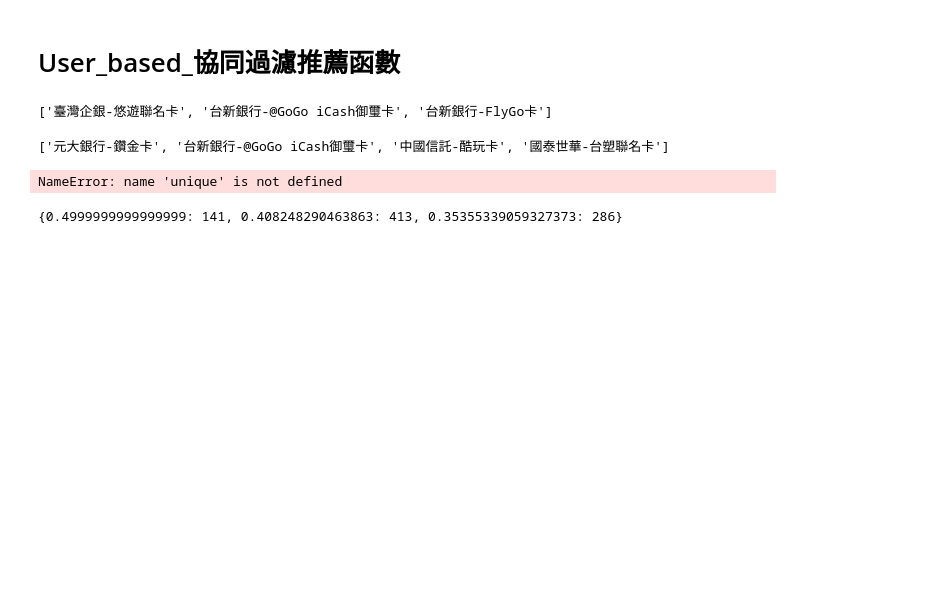
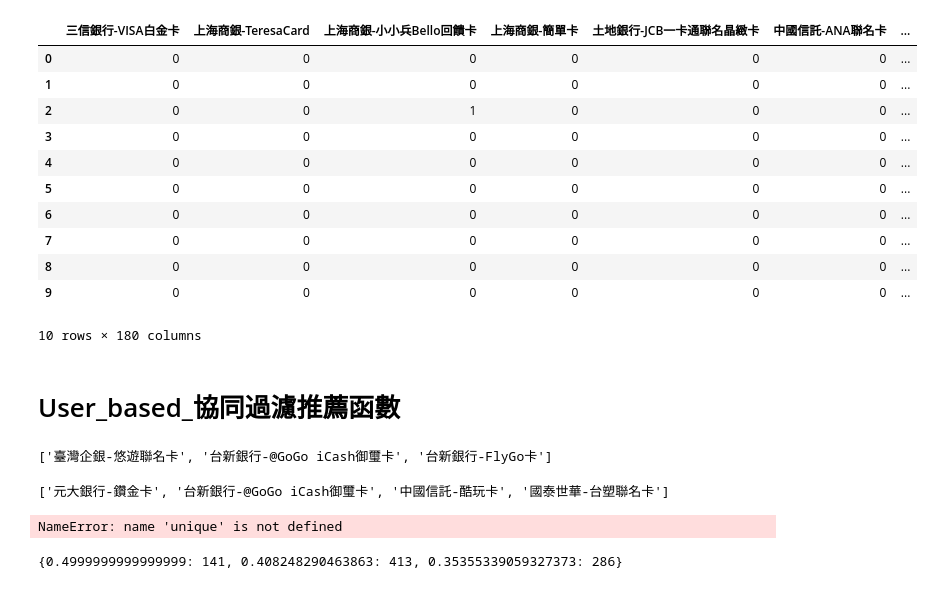
Before and after one commit to ShengHsiang-Kao/DB104, a Jupyter notebook: Recommend_Card/have_card_recommend/collaborative_filtering/User_Based_CF_Deploy.ipynb, the cells around one changed output. Drawn from its saved outputs; the diff is of its cells as text; code cells hidden in the pictures; blank space fills up the shorter version.

```diff
--- a/Recommend_Card/have_card_recommend/collaborative_filtering/User_Based_CF_Deploy.ipynb
+++ b/Recommend_Card/have_card_recommend/collaborative_filtering/User_Based_CF_Deploy.ipynb
@@ -8,6 +8,20 @@ import json
 # %%
 #從xlsx匯入資料
 df = pd.read_excel(r'./user_card_matrix_for_rec.xlsx',encoding='utf-16',index_col=0)
+df.head(10)
+# %% [output]
+|  | 三信銀行-VISA白金卡 | 上海商銀-TeresaCard | 上海商銀-小小兵Bello回饋卡 | 上海商銀-簡單卡 | 土地銀行-JCB一卡通聯名晶緻卡 | 中國信託-ANA聯名卡 | ... |
+| 0 | 0 | 0 | 0 | 0 | 0 | 0 | ... |
+| 1 | 0 | 0 | 0 | 0 | 0 | 0 | ... |
+| 2 | 0 | 0 | 1 | 0 | 0 | 0 | ... |
+| 3 | 0 | 0 | 0 | 0 | 0 | 0 | ... |
+| 4 | 0 | 0 | 0 | 0 | 0 | 0 | ... |
+| 5 | 0 | 0 | 0 | 0 | 0 | 0 | ... |
+| 6 | 0 | 0 | 0 | 0 | 0 | 0 | ... |
+| 7 | 0 | 0 | 0 | 0 | 0 | 0 | ... |
+| 8 | 0 | 0 | 0 | 0 | 0 | 0 | ... |
+| 9 | 0 | 0 | 0 | 0 | 0 | 0 | ... |
+10 rows × 180 columns
 # %%
 #mongodb匯入資料
 client = pymongo.MongoClient(host='123.241.175.34', port=27017)
```
Also changed, not shown: 5 other files.
